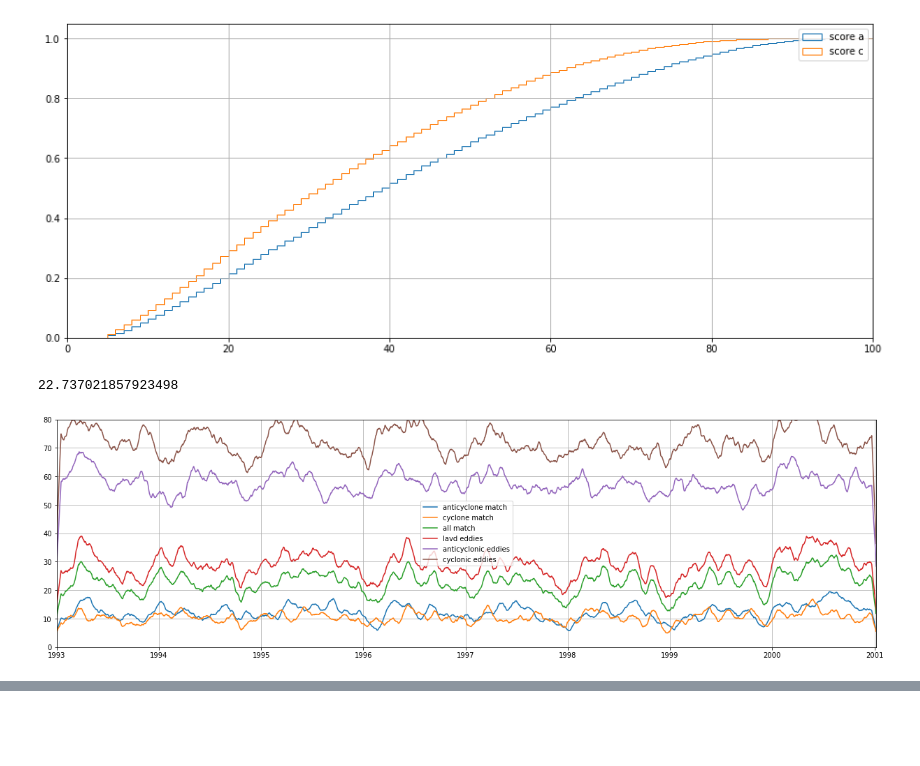
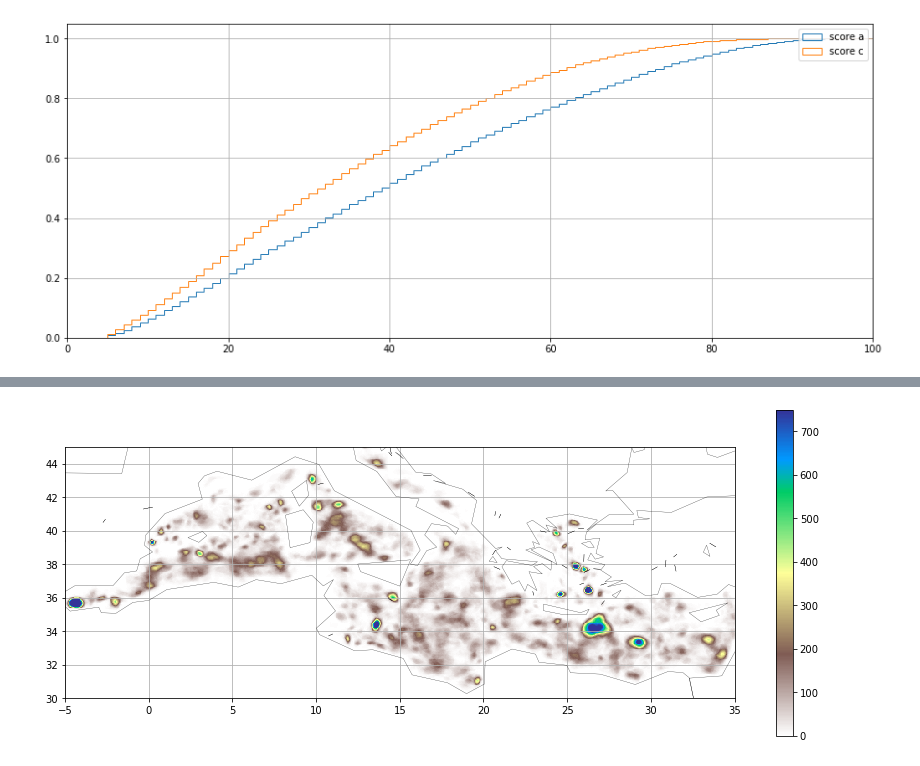
Before and after one commit to py-eddy/med_datasets, a Jupyter notebook: compare.ipynb, the cells around one changed output, grey strips where cells are left out. Cells and saved outputs as stored; diff of their text form; code cells hidden in the pictures; blank space fills up the shorter version.

Commit message:
add more figures

```diff
--- a/compare.ipynb
+++ b/compare.ipynb
@@ -166,25 +153,15 @@ ax.legend()
 _ = ax.set_xlim(0,100)
 # %% [output]
 [figure]
-# %%
-fig = plt.figure(figsize=(21,6))
-ax = fig.add_subplot(111)
-t_ = t.astype('timedelta64[D]') + np.datetime64('1950-01-01')
-N_mean = 31
-ax.plot(t_, np.convolve(nb_a, np.ones(N_mean) / N_mean, mode='same'), label = 'anticyclone match')
-ax.plot(t_, np.convolve(nb_c, np.ones(N_mean) / N_mean, mode='same'), label = 'cyclone match')
-ax.plot(t_, np.convolve(nb_a + nb_c, np.ones(N_mean) / N_mean, mode='same'), label = 'all match')
-print((nb_a + nb_c).mean())
-bins = np.arange(15000,35000)
-nb = lavd_eddies.hist('time', 'time', bins=bins, nb=True)
-ax.plot(bins[:-1].astype('timedelta64[D]') + np.datetime64('1950-01-01'), np.convolve(nb, np.ones(N_mean) / N_mean, mode='same'), label='lavd eddies')
-nb = a_eddies.hist('time', 'time', bins=bins, nb=True)
-ax.plot(bins[:-1].astype('timedelta64[D]') + np.datetime64('1950-01-01'), np.convolve(nb, np.ones(N_mean) / N_mean, mode='same'), label='anticyclonic eddies')
-nb = c_eddies.hist('time', 'time', bins=bins, nb=True)
-ax.plot(bins[:-1].astype('timedelta64[D]') + np.datetime64('1950-01-01'), np.convolve(nb, np.ones(N_mean) / N_mean, mode='same'), label='cyclonic eddies')
-ax.grid()
-ax.legend()
-_ = ax.set_ylim(0,80), ax.set_xlim(t_.min(), t_.max())
-# %% [output]
-22.737021857923498
-[figure, removed]
+# %%
+kw_grid = dict(bins=((-6,38,.05), (30, 47, .05)))
+kw_display = dict(name='count', vmax=750, vmin=0, cmap='terrain_r')
+# %%
+%%time
+fig = plt.figure(figsize=(15,6))
+ax = fig.add_subplot(111, projection='plat_carre')
+ax.set_xlim(-5,35), ax.set_ylim(30,45)
+m = lavd_eddies.grid_count(**kw_grid).display(ax, **kw_display)
+plt.colorbar(m)
+_= ax.grid()
+# %% [output]
@@ -190,0 +170 @@ _ = ax.set_ylim(0,80), ax.set_xlim(t_.min(), t_.max())
+[figure, added]
```
Also changed, not shown: parts of 13 cells of this notebook.
